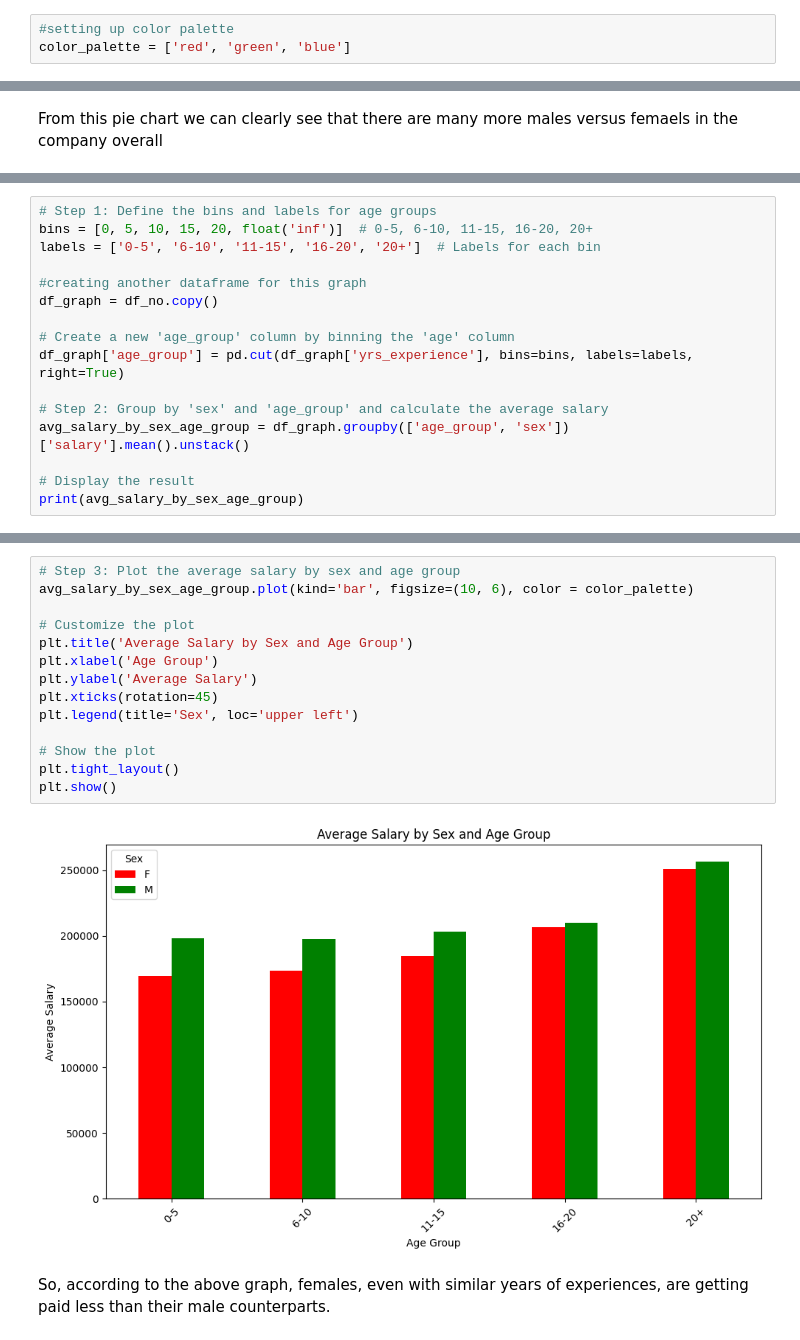
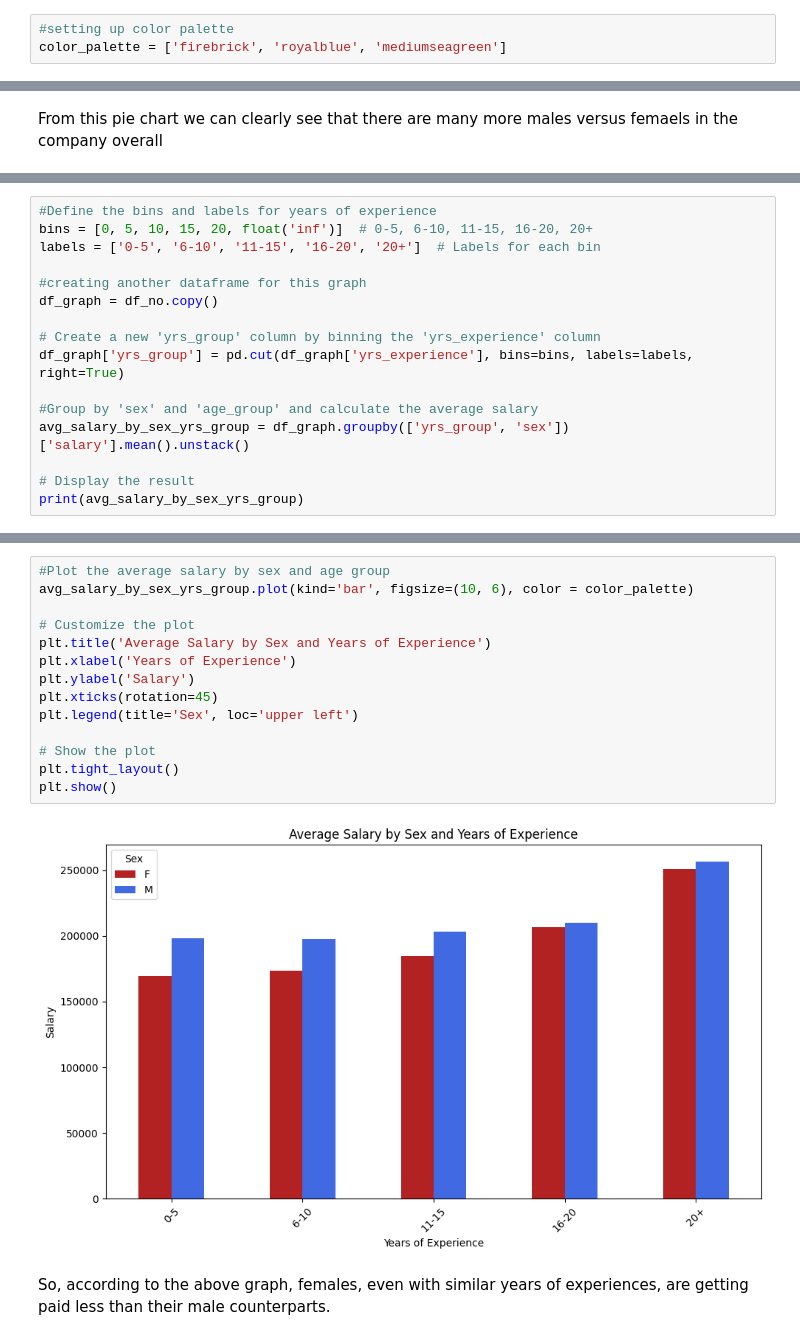
Before and after one commit to breannaparker1991/diversity_analysis, a Jupyter notebook: diversity.ipynb, the cells around one changed output, grey strips where cells are left out. Cells and saved outputs as stored; diff of their text form.

```diff
--- a/diversity.ipynb
+++ b/diversity.ipynb
@@ -254,6 +274,6 @@ According to this, only five employees had outlier salaries, probably including
 # %%
 #setting up color palette
-color_palette = ['red', 'green', 'blue']
+color_palette = ['firebrick', 'royalblue', 'mediumseagreen']
 # %%
 # Count the number of females versus males
 counts = df['sex'].value_counts()
@@ -310,18 +329,18 @@ according to this graph, women with the same degree as men, are getting paid les
 # %%
-# Step 1: Define the bins and labels for age groups
+#Define the bins and labels for years of experience
 bins = [0, 5, 10, 15, 20, float('inf')]  # 0-5, 6-10, 11-15, 16-20, 20+
 labels = ['0-5', '6-10', '11-15', '16-20', '20+']  # Labels for each bin
 
 #creating another dataframe for this graph
 df_graph = df_no.copy()
 
-# Create a new 'age_group' column by binning the 'age' column
-df_graph['age_group'] = pd.cut(df_graph['yrs_experience'], bins=bins, labels=labels, right=True)
+# Create a new 'yrs_group' column by binning the 'yrs_experience' column
+df_graph['yrs_group'] = pd.cut(df_graph['yrs_experience'], bins=bins, labels=labels, right=True)
 
-# Step 2: Group by 'sex' and 'age_group' and calculate the average salary
-avg_salary_by_sex_age_group = df_graph.groupby(['age_group', 'sex'])['salary'].mean().unstack()
+#Group by 'sex' and 'age_group' and calculate the average salary
+avg_salary_by_sex_yrs_group = df_graph.groupby(['yrs_group', 'sex'])['salary'].mean().unstack()
 
 # Display the result
-print(avg_salary_by_sex_age_group)
+print(avg_salary_by_sex_yrs_group)
 # %% [output]
 sex                    F              M
@@ -332,21 +351,21 @@ age_group
 16-20      206444.444444  210219.512195
 20+        251210.526316  256476.190476
 # %%
-# Step 3: Plot the average salary by sex and age group
-avg_salary_by_sex_age_group.plot(kind='bar', figsize=(10, 6), color = color_palette)
+#Plot the average salary by sex and age group
+avg_salary_by_sex_yrs_group.plot(kind='bar', figsize=(10, 6), color = color_palette)
 
 # Customize the plot
-plt.title('Average Salary by Sex and Age Group')
-plt.xlabel('Age Group')
-plt.ylabel('Average Salary')
+plt.title('Average Salary by Sex and Years of Experience')
+plt.xlabel('Years of Experience')
+plt.ylabel('Salary')
 plt.xticks(rotation=45)
 plt.legend(title='Sex', loc='upper left')
 
 # Show the plot
 plt.tight_layout()
 plt.show()
 # %% [output]
-[figure, old version]
+[figure, new version]
 # %% [markdown]
 So, according to the above graph, females, even with similar years of experiences, are getting paid less than their male counterparts.
 # %%
```
Also changed, not shown: parts of 63 cells of this notebook.
